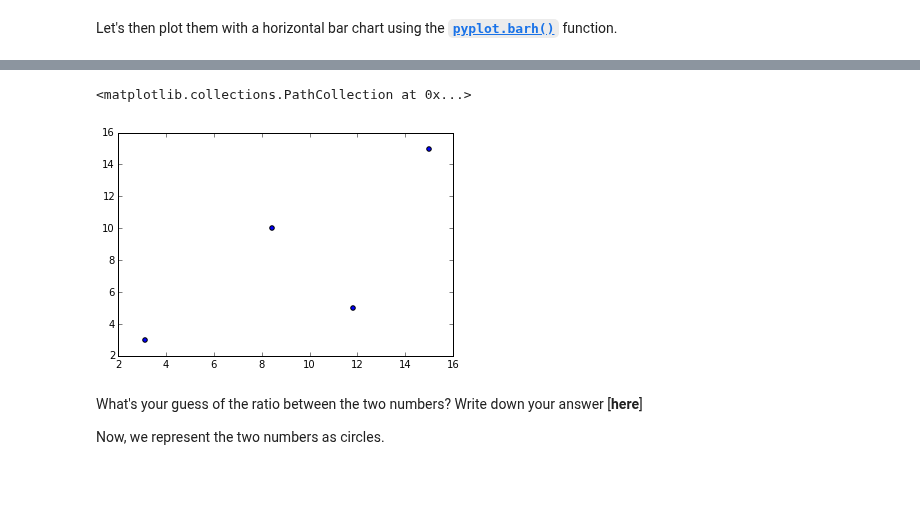
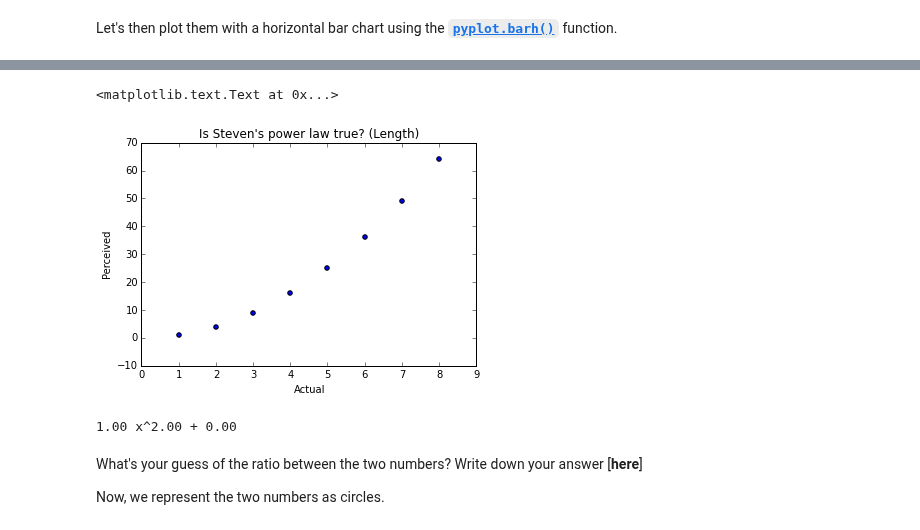
Before and after one commit to yy/dviz-course, a Jupyter notebook: w04-perception-design/W04Lab.ipynb, the cells around one changed output, grey strips where cells are left out. Cells and saved outputs as stored; diff of their text form; code cells hidden in the pictures; blank space fills up the shorter version.

Commit message:
stevens power law

```diff
--- a/w04-perception-design/W04Lab.ipynb
+++ b/w04-perception-design/W04Lab.ipynb
@@ -45,9 +45,23 @@ print('{:.2f}'.format(n2/n1))
-# %%
-plt.scatter(actual, perceived)
-plt.title("")
-# %% [output]
-<matplotlib.collections.PathCollection at 0x...>
-[figure, removed]
+# %%
+length_actual = [1,2,3,4,5,6,7,8]
+length_perceived = [1,4,9,16,25,36,49,64]
+plt.scatter(length_actual, length_perceived)
+plt.title("Is Steven's power law true? (Length)")
+plt.xlabel("Actual")
+plt.ylabel("Perceived")
+# %% [output]
+<matplotlib.text.Text at 0x...>
+[figure, added]
+# %%
+from scipy.optimize import curve_fit
+
+def func(x, a, b, c):
+    return a * np.power(x, b) + c
+
+popt, pcov = curve_fit(func, length_actual, length_perceived)
+print('{:.2f} x^{:.2f} + {:.2f}'.format(*popt))
+# %% [output]
+1.00 x^2.00 + 0.00
 # %% [markdown]
 What's your guess of the ratio between the two numbers? Write down your answer [**here**]
 
```
Also changed, not shown: parts of 4 cells of this notebook.
